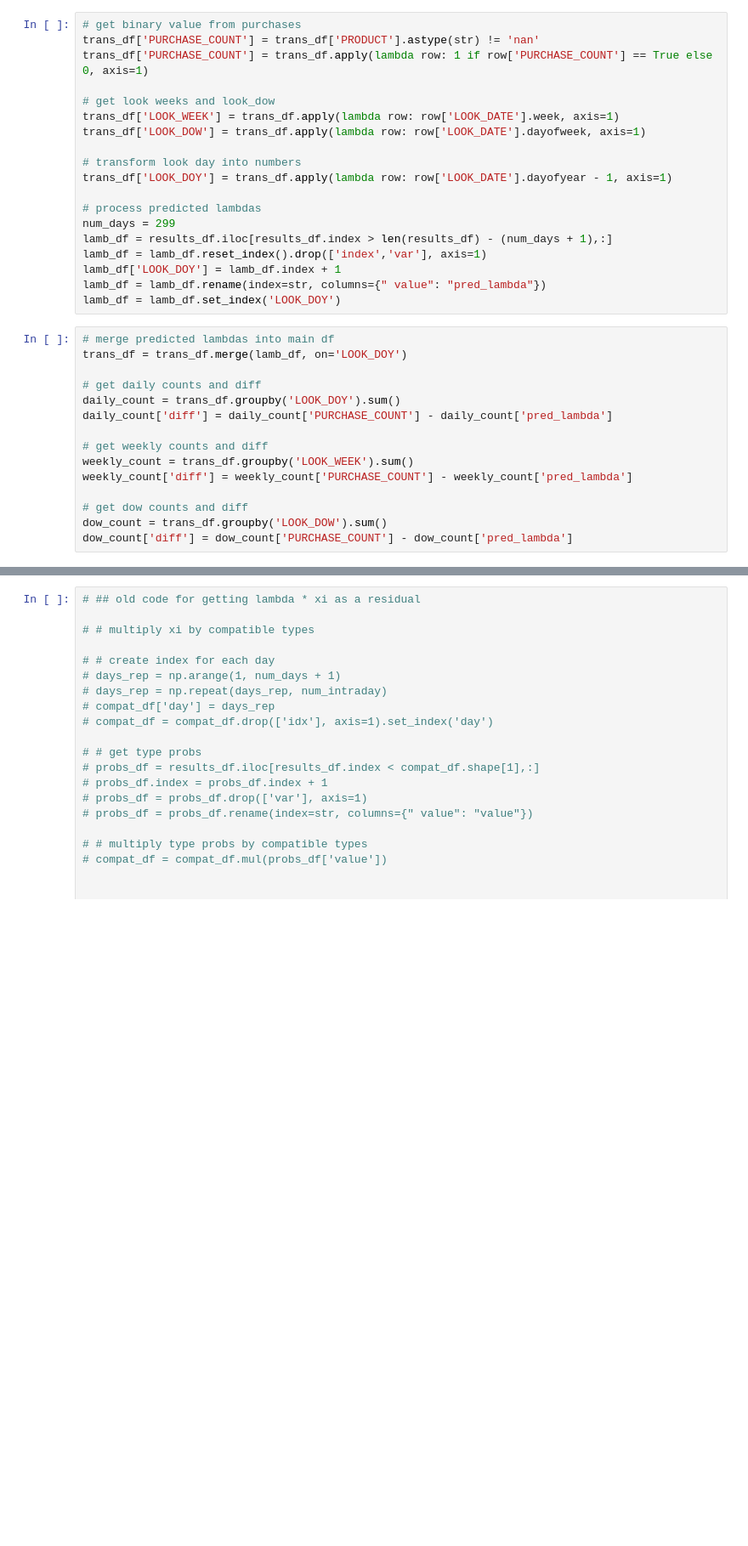
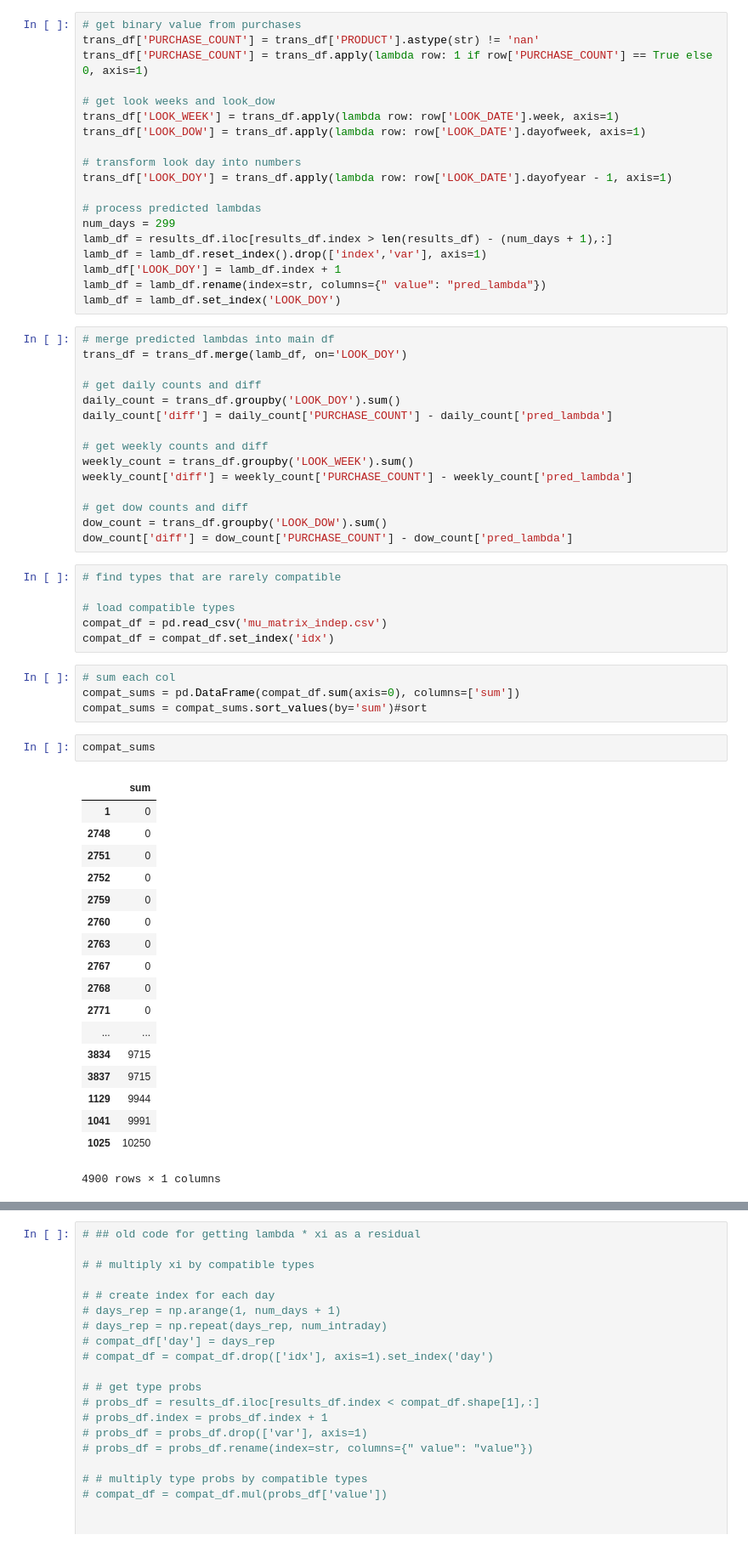
Before and after one commit to johngao2/EM-hotel-demand, a Jupyter notebook: EM_extension/model/sprint4/Result EDA.ipynb, the cells around one changed output, grey strips where cells are left out. Shown at 85% size. Cells and saved outputs as stored; diff of their text form; blank space fills up the shorter version.

```diff
--- a/EM_extension/model/sprint4/Result EDA.ipynb
+++ b/EM_extension/model/sprint4/Result EDA.ipynb
@@ -57,3 +54,34 @@ weekly_count['diff'] = weekly_count['PURCHASE_COUNT'] - weekly_count['pred_lambd
 # get dow counts and diff
 dow_count = trans_df.groupby('LOOK_DOW').sum()
 dow_count['diff'] = dow_count['PURCHASE_COUNT'] - dow_count['pred_lambda']
+# %%
+# find types that are rarely compatible
+
+# load compatible types
+compat_df = pd.read_csv('mu_matrix_indep.csv')
+compat_df = compat_df.set_index('idx')
+# %%
+# sum each col
+compat_sums = pd.DataFrame(compat_df.sum(axis=0), columns=['sum'])
+compat_sums = compat_sums.sort_values(by='sum')#sort
+# %%
+compat_sums
+# %% [output]
+|  | sum |
+| 1 | 0 |
+| 2748 | 0 |
+| 2751 | 0 |
+| 2752 | 0 |
+| 2759 | 0 |
+| 2760 | 0 |
+| 2763 | 0 |
+| 2767 | 0 |
+| 2768 | 0 |
+| 2771 | 0 |
+| ... | ... |
+| 3834 | 9715 |
+| 3837 | 9715 |
+| 1129 | 9944 |
+| 1041 | 9991 |
+| 1025 | 10250 |
+4900 rows × 1 columns
```
Also changed, not shown: parts of 14 cells of this notebook, 1 other file.
